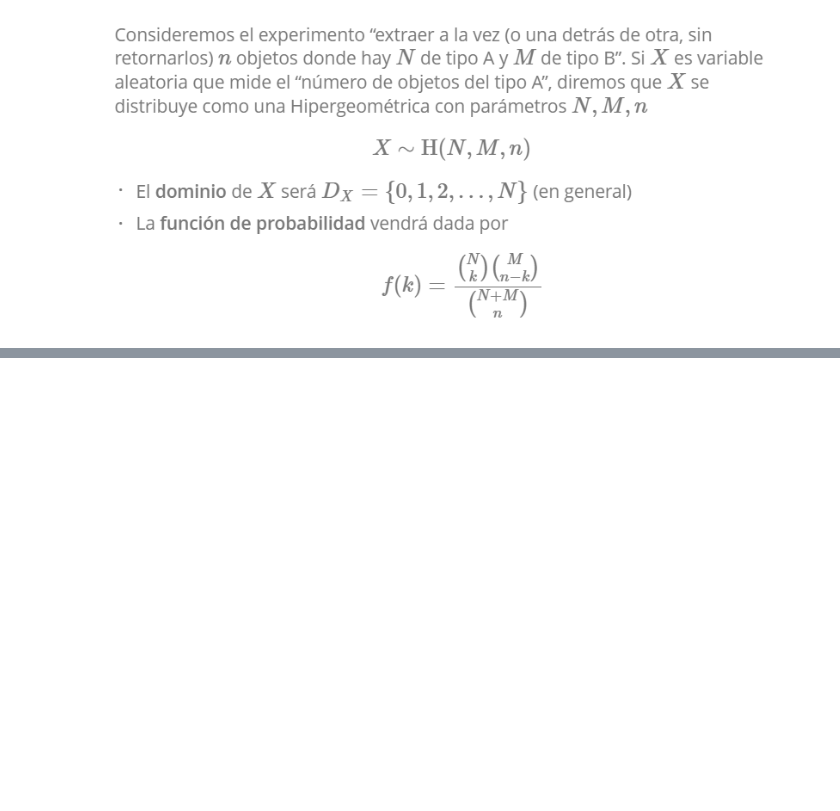
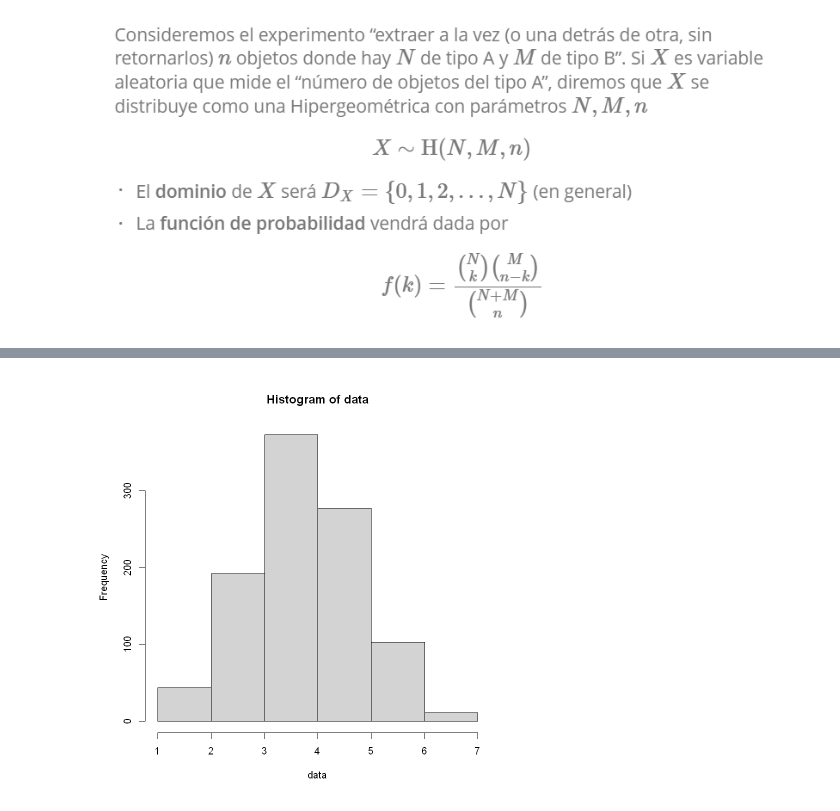
Before and after one commit to DiegoSuarz/EstadisticaDescriptiva_R, a Jupyter notebook: 38_IntroDistribucionesProbabilidad.ipynb, the cells around one changed output, grey strips where cells are left out. Saved outputs shown, nothing was run; the diff lists cells and outputs as text; code cells hidden in the pictures; blank space fills up the shorter version.

```diff
--- a/38_IntroDistribucionesProbabilidad.ipynb
+++ b/38_IntroDistribucionesProbabilidad.ipynb
@@ -185,0 +253,6 @@ hist(rbinom(100000, n ,p), breaks = 0:30)
+# %%
+M = 7
+N = 13
+k = 12
+
+dhyper(x = 0:12, m = M, n = N, k = k)
@@ -185,0 +293,5 @@ hist(rbinom(100000, n ,p), breaks = 0:30)
+# %%
+rhyper(nn = 1000, m = M , n = N, k = k) -> data
+hist(data, breaks = 8)
+# %% [output]
+[figure, added]
```
Also changed, not shown: parts of 39 cells of this notebook, 1 other file.
